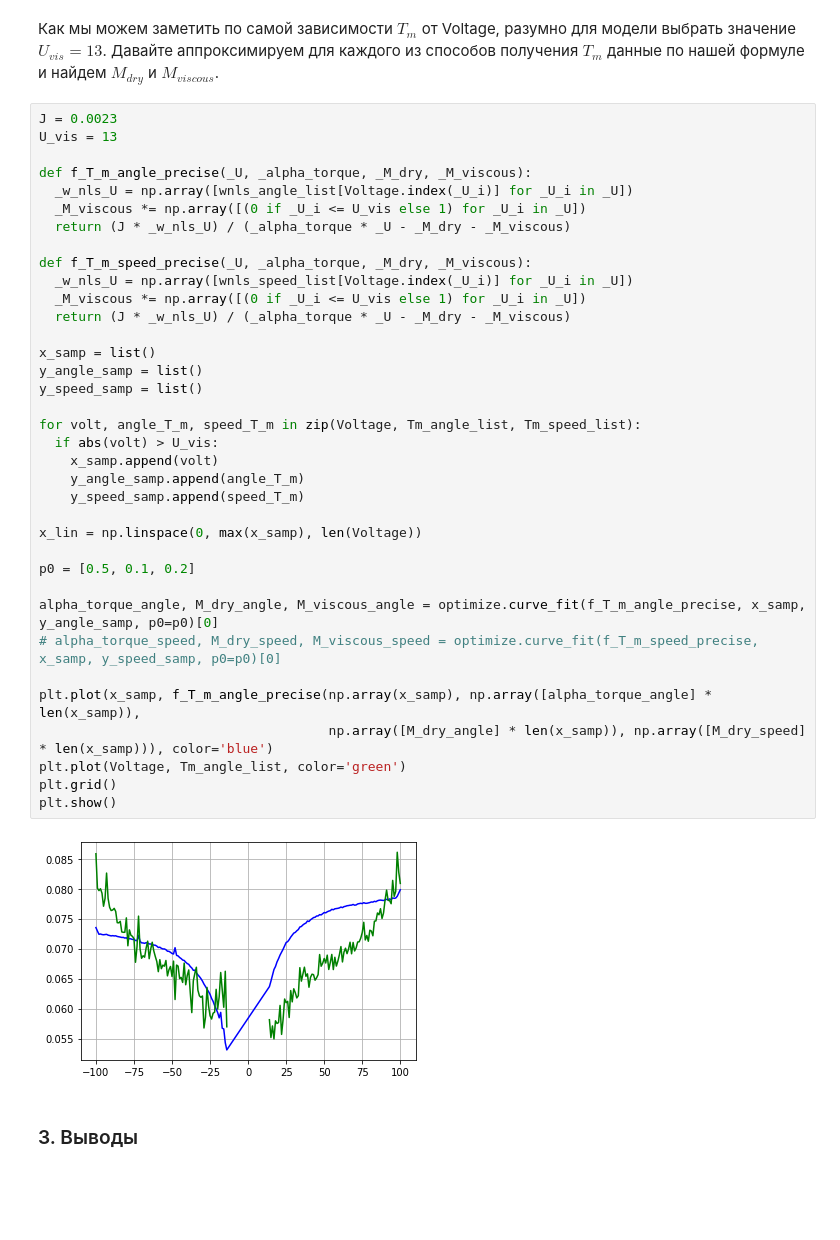
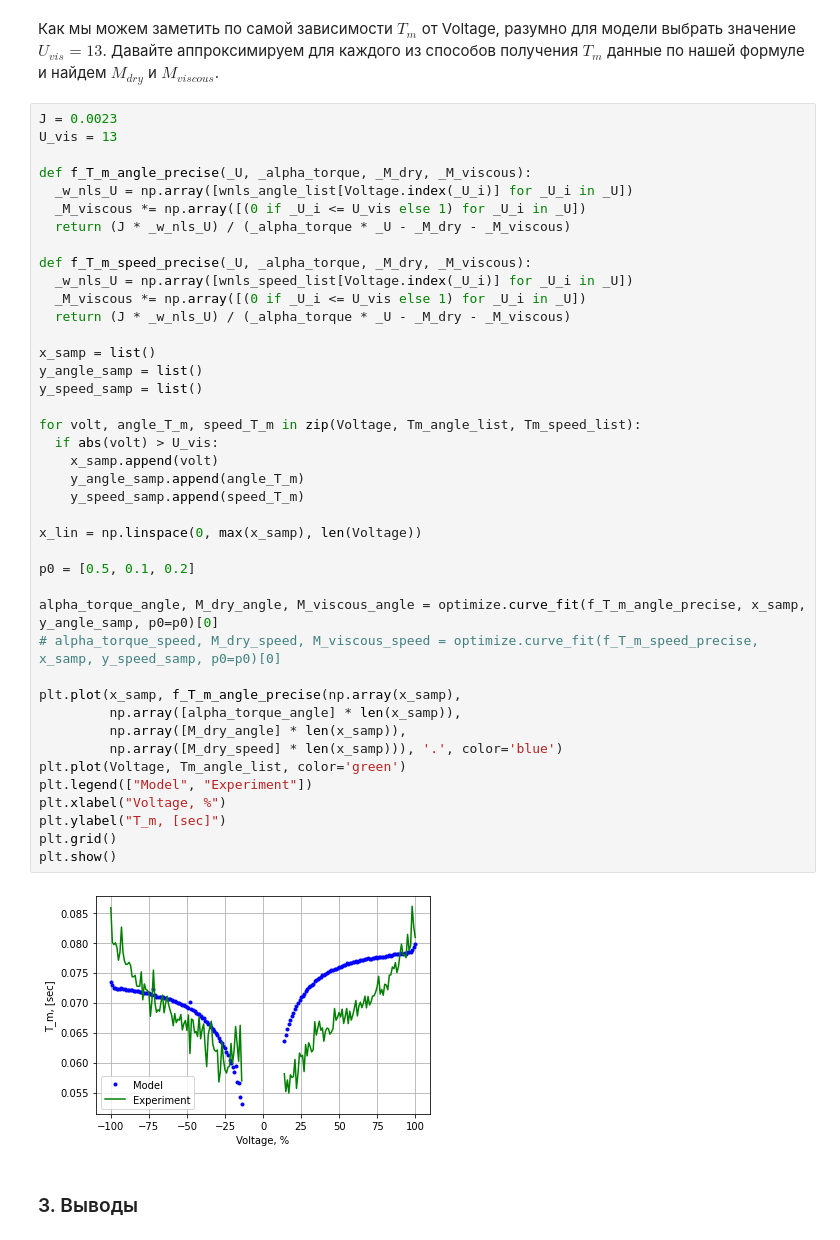
Before and after one commit to xhiggs/Lab_1, a Jupyter notebook: Lab_1.ipynb, the cells around one changed output. Drawn from its saved outputs; the diff is of its cells as text; blank space fills up the shorter version.

Commit message:
Made the last plot more representative

```diff
--- a/Lab_1.ipynb
+++ b/Lab_1.ipynb
@@ -417,36 +417,41 @@ def f_T_m_angle_precise(_U, _alpha_torque, _M_dry, _M_viscous):
   _w_nls_U = np.array([wnls_angle_list[Voltage.index(_U_i)] for _U_i in _U])
   _M_viscous *= np.array([(0 if _U_i <= U_vis else 1) for _U_i in _U])
   return (J * _w_nls_U) / (_alpha_torque * _U - _M_dry - _M_viscous)
 
 def f_T_m_speed_precise(_U, _alpha_torque, _M_dry, _M_viscous):
   _w_nls_U = np.array([wnls_speed_list[Voltage.index(_U_i)] for _U_i in _U])
   _M_viscous *= np.array([(0 if _U_i <= U_vis else 1) for _U_i in _U])
   return (J * _w_nls_U) / (_alpha_torque * _U - _M_dry - _M_viscous)
 
 x_samp = list()
 y_angle_samp = list()
 y_speed_samp = list()
 
 for volt, angle_T_m, speed_T_m in zip(Voltage, Tm_angle_list, Tm_speed_list):
   if abs(volt) > U_vis:
     x_samp.append(volt)
     y_angle_samp.append(angle_T_m)
     y_speed_samp.append(speed_T_m)
 
 x_lin = np.linspace(0, max(x_samp), len(Voltage))
 
 p0 = [0.5, 0.1, 0.2]
 
 alpha_torque_angle, M_dry_angle, M_viscous_angle = optimize.curve_fit(f_T_m_angle_precise, x_samp, y_angle_samp, p0=p0)[0]
 # alpha_torque_speed, M_dry_speed, M_viscous_speed = optimize.curve_fit(f_T_m_speed_precise, x_samp, y_speed_samp, p0=p0)[0]
 
-plt.plot(x_samp, f_T_m_angle_precise(np.array(x_samp), np.array([alpha_torque_angle] * len(x_samp)),
-                                     np.array([M_dry_angle] * len(x_samp)), np.array([M_dry_speed] * len(x_samp))), color='blue')
+plt.plot(x_samp, f_T_m_angle_precise(np.array(x_samp),
+         np.array([alpha_torque_angle] * len(x_samp)),
+         np.array([M_dry_angle] * len(x_samp)),
+         np.array([M_dry_speed] * len(x_samp))), '.', color='blue')
 plt.plot(Voltage, Tm_angle_list, color='green')
+plt.legend(["Model", "Experiment"])
+plt.xlabel("Voltage, %")
+plt.ylabel("T_m, [sec]")
 plt.grid()
 plt.show()
 # %% [output]
-[figure, old version]
+[figure, new version]
 # %% [markdown]
 ### 3. Выводы
 # %% [markdown]
```
